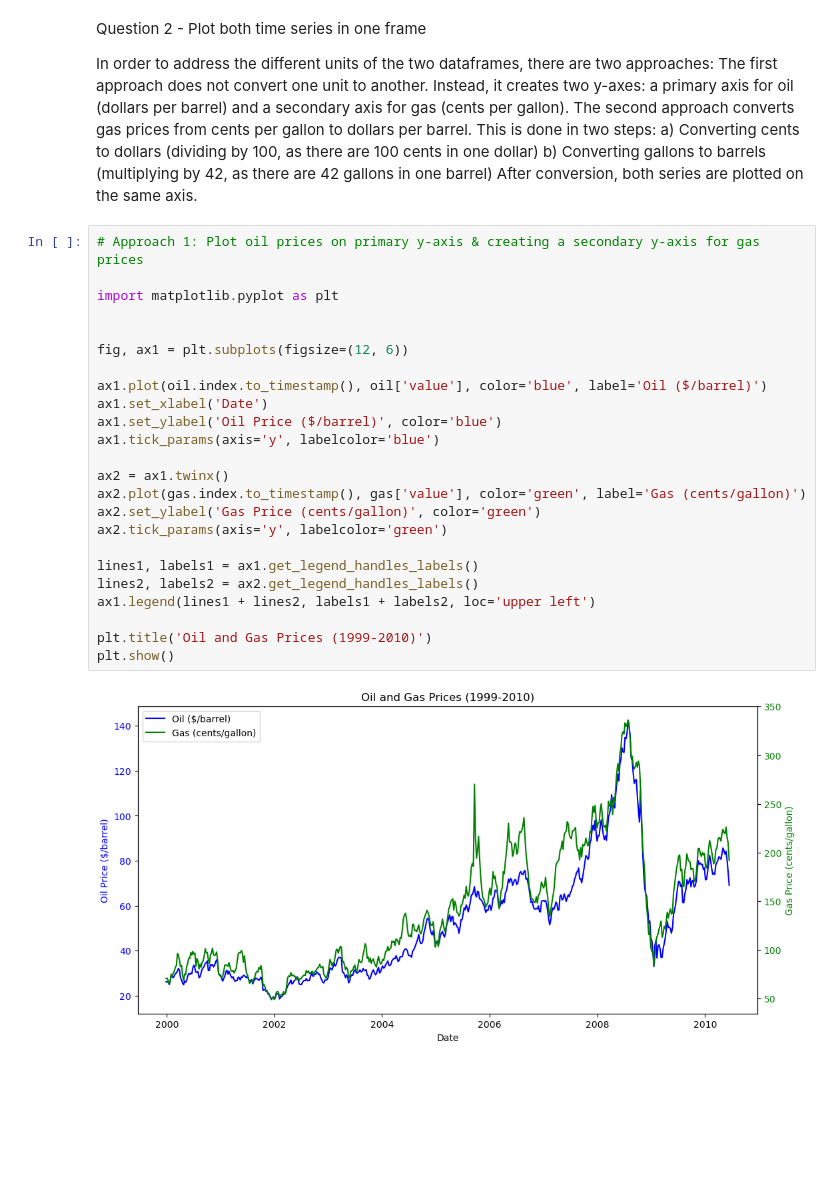
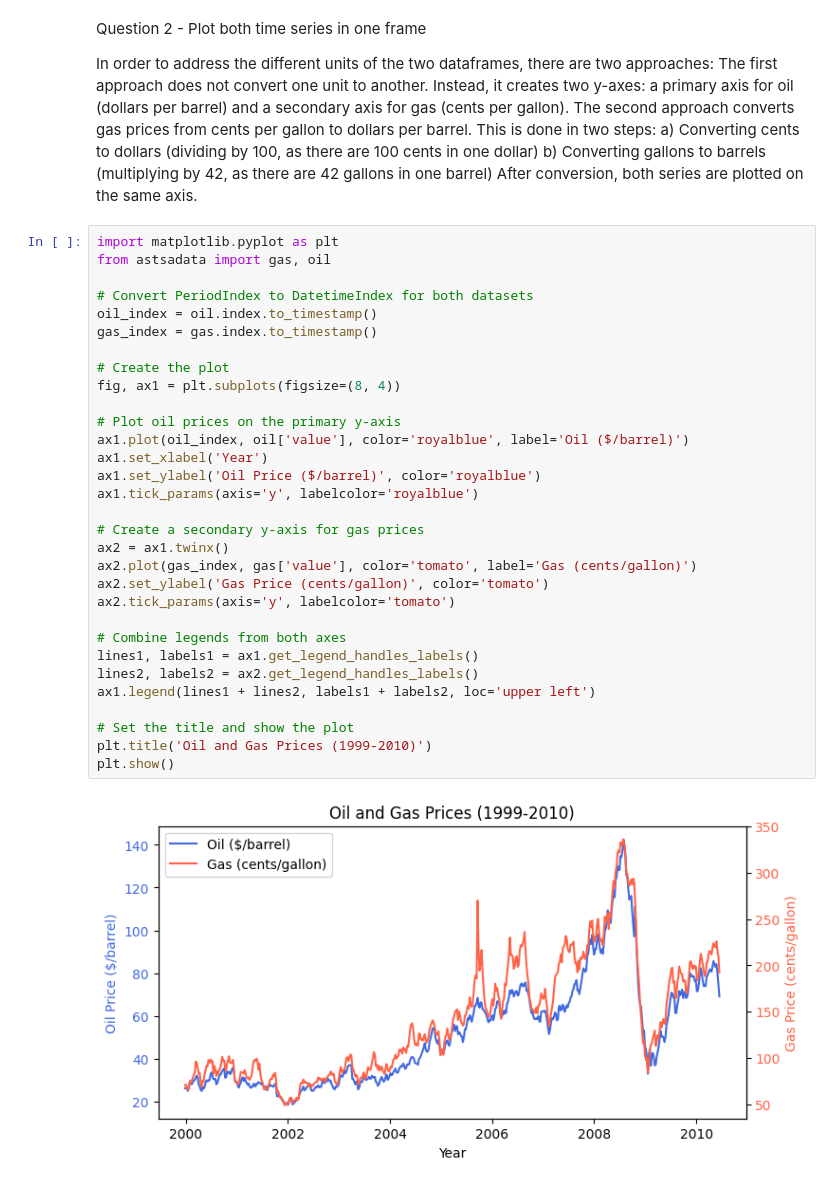
Before and after one commit to s-shahpouri/Forecasting_Predictive_Analytics, a Jupyter notebook: Assignment 1.ipynb, the cells around one changed output. Saved outputs shown, nothing was run; the diff lists cells and outputs as text; blank space fills up the shorter version.

```diff
--- a/Assignment 1.ipynb
+++ b/Assignment 1.ipynb
@@ -101,28 +87,35 @@ a) Converting cents to dollars (dividing by 100, as there are 100 cents in one d
 b) Converting gallons to barrels (multiplying by 42, as there are 42 gallons in one barrel)
 After conversion, both series are plotted on the same axis.
 # %%
-# Approach 1: Plot oil prices on primary y-axis & creating a secondary y-axis for gas prices
+import matplotlib.pyplot as plt
+from astsadata import gas, oil
 
-import matplotlib.pyplot as plt
+# Convert PeriodIndex to DatetimeIndex for both datasets
+oil_index = oil.index.to_timestamp()
+gas_index = gas.index.to_timestamp()
 
+# Create the plot
+fig, ax1 = plt.subplots(figsize=(8, 4))
 
-fig, ax1 = plt.subplots(figsize=(12, 6))
+# Plot oil prices on the primary y-axis
+ax1.plot(oil_index, oil['value'], color='royalblue', label='Oil ($/barrel)')
+ax1.set_xlabel('Year')
+ax1.set_ylabel('Oil Price ($/barrel)', color='royalblue')
+ax1.tick_params(axis='y', labelcolor='royalblue')
 
-ax1.plot(oil.index.to_timestamp(), oil['value'], color='blue', label='Oil ($/barrel)')
-ax1.set_xlabel('Date')
-ax1.set_ylabel('Oil Price ($/barrel)', color='blue')
-ax1.tick_params(axis='y', labelcolor='blue')
+# Create a secondary y-axis for gas prices
+ax2 = ax1.twinx()
+ax2.plot(gas_index, gas['value'], color='tomato', label='Gas (cents/gallon)')
+ax2.set_ylabel('Gas Price (cents/gallon)', color='tomato')
+ax2.tick_params(axis='y', labelcolor='tomato')
 
-ax2 = ax1.twinx()
-ax2.plot(gas.index.to_timestamp(), gas['value'], color='green', label='Gas (cents/gallon)')
-ax2.set_ylabel('Gas Price (cents/gallon)', color='green')
-ax2.tick_params(axis='y', labelcolor='green')
-
+# Combine legends from both axes
 lines1, labels1 = ax1.get_legend_handles_labels()
 lines2, labels2 = ax2.get_legend_handles_labels()
 ax1.legend(lines1 + lines2, labels1 + labels2, loc='upper left')
 
+# Set the title and show the plot
 plt.title('Oil and Gas Prices (1999-2010)')
 plt.show()
+# %% [output]
+[figure, added]
-# %% [markdown]
-![image.png](attachment:image.png)
```
Also changed, not shown: parts of 5 cells of this notebook.
